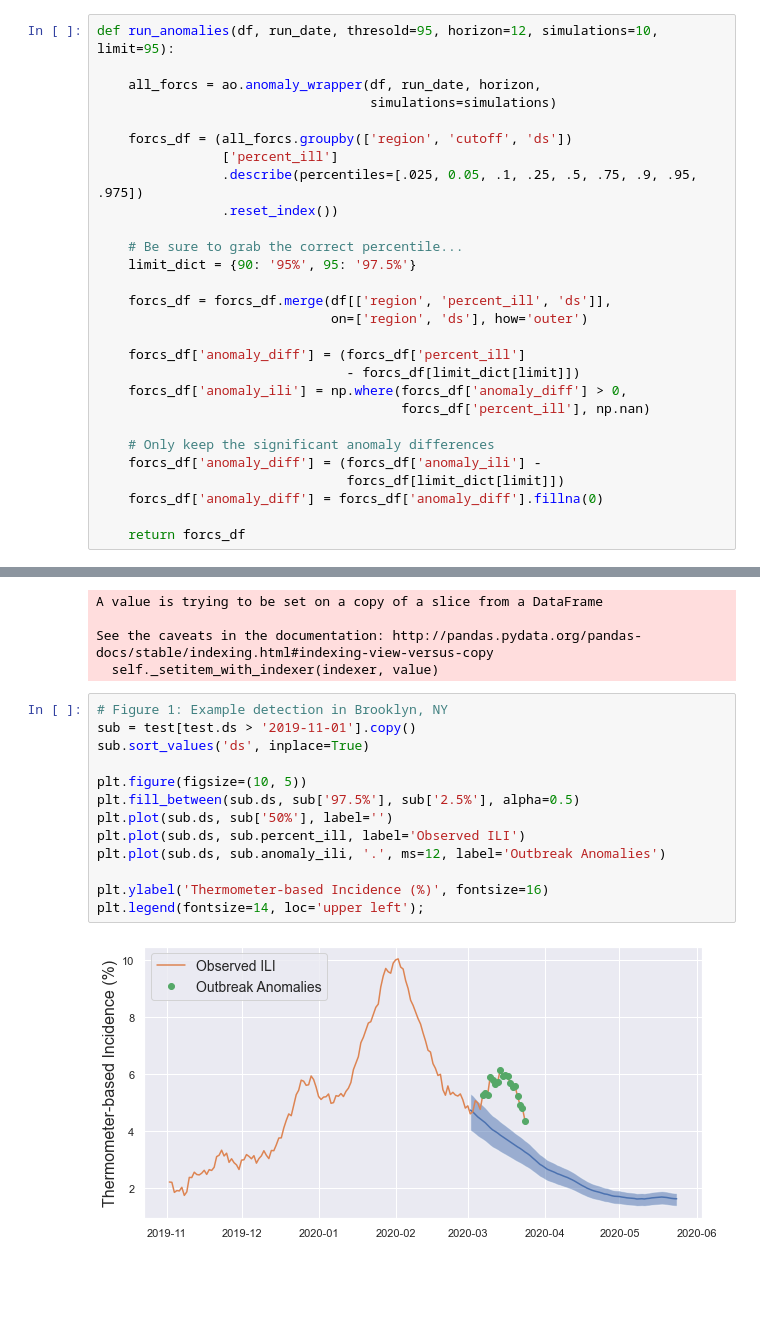
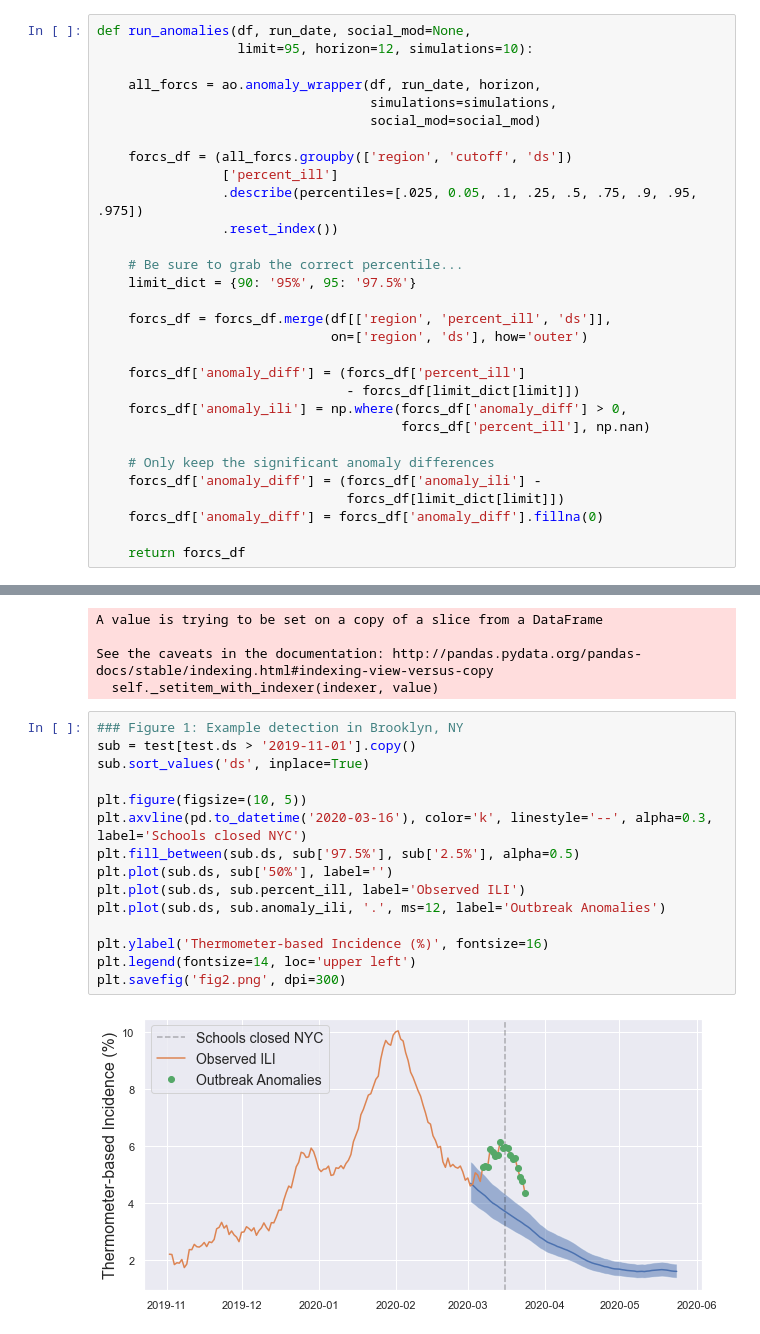
Before and after one commit to kinsahealth/therm_anomaly_detection, a Jupyter notebook: Brooklyn_example.ipynb, the cells around one changed output, grey strips where cells are left out. Cells and saved outputs as stored; diff of their text form; blank space fills up the shorter version.

```diff
--- a/Brooklyn_example.ipynb
+++ b/Brooklyn_example.ipynb
@@ -9,10 +9,12 @@ import anomaly_detection as ao
 
 sns.set()
 # %%
-def run_anomalies(df, run_date, thresold=95, horizon=12, simulations=10, limit=95):
+def run_anomalies(df, run_date, social_mod=None,
+                  limit=95, horizon=12, simulations=10):
 
     all_forcs = ao.anomaly_wrapper(df, run_date, horizon,
-                                   simulations=simulations)
+                                   simulations=simulations,
+                                   social_mod=social_mod)
 
     forcs_df = (all_forcs.groupby(['region', 'cutoff', 'ds'])
                 ['percent_ill']
@@ -56,17 +58,19 @@ A value is trying to be set on a copy of a slice from a DataFrame
 See the caveats in the documentation: http://pandas.pydata.org/pandas-docs/stable/indexing.html#indexing-view-versus-copy
   self._setitem_with_indexer(indexer, value)
 # %%
-# Figure 1: Example detection in Brooklyn, NY
+### Figure 1: Example detection in Brooklyn, NY
 sub = test[test.ds > '2019-11-01'].copy()
 sub.sort_values('ds', inplace=True)
 
 plt.figure(figsize=(10, 5))
+plt.axvline(pd.to_datetime('2020-03-16'), color='k', linestyle='--', alpha=0.3, label='Schools closed NYC')
 plt.fill_between(sub.ds, sub['97.5%'], sub['2.5%'], alpha=0.5)
 plt.plot(sub.ds, sub['50%'], label='')
 plt.plot(sub.ds, sub.percent_ill, label='Observed ILI')
 plt.plot(sub.ds, sub.anomaly_ili, '.', ms=12, label='Outbreak Anomalies')
 
 plt.ylabel('Thermometer-based Incidence (%)', fontsize=16)
-plt.legend(fontsize=14, loc='upper left');
+plt.legend(fontsize=14, loc='upper left')
+plt.savefig('fig2.png', dpi=300)
 # %% [output]
-[figure, old version]
+[figure, new version]
```
Also changed, not shown: parts of 4 cells of this notebook, 1 other file.
